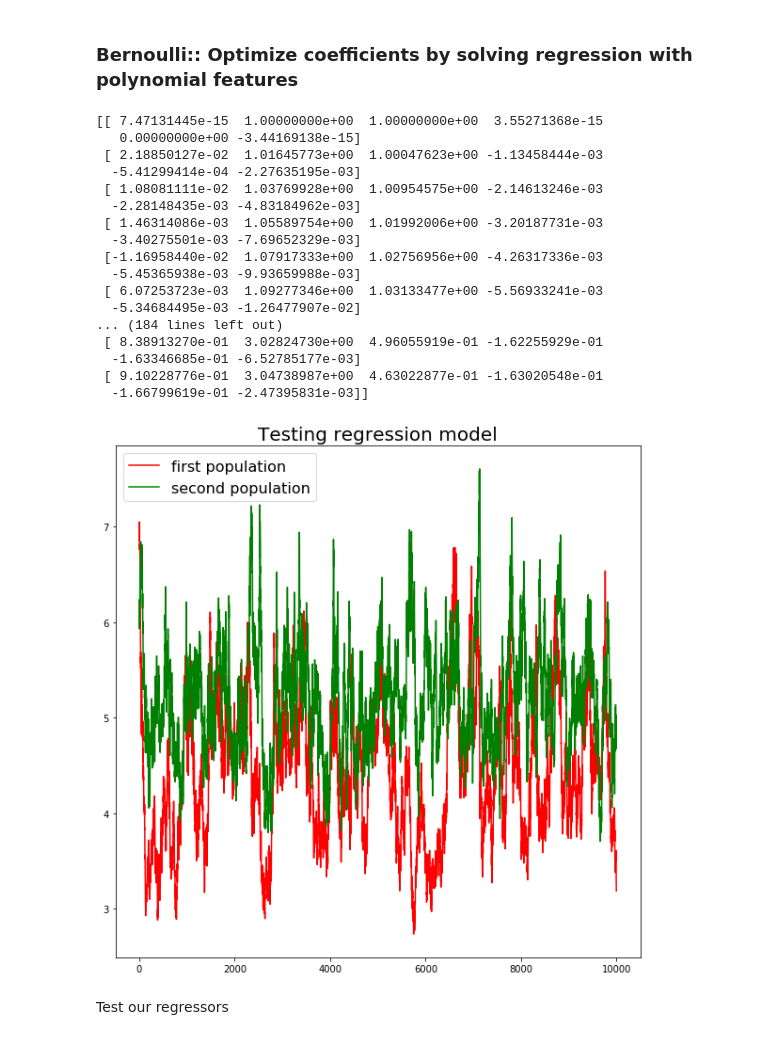
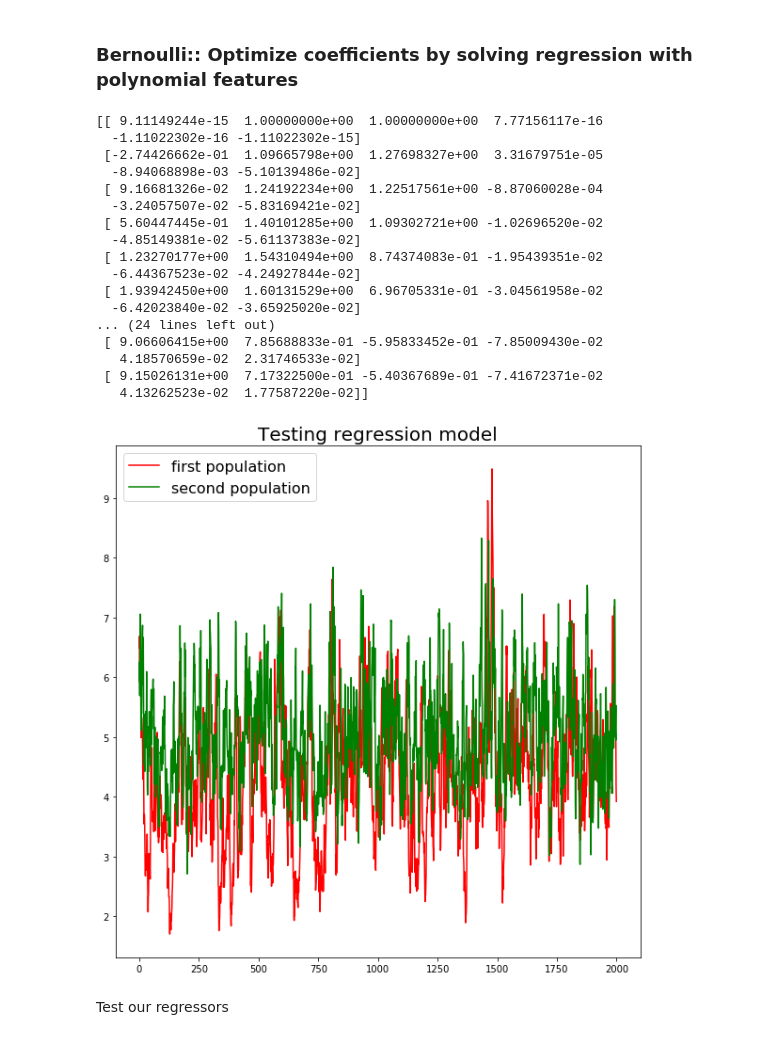
Before and after one commit to svsamsonov/VR-MCMC, a Jupyter notebook: Code/Lotka_Volterra_multidim.ipynb, the cells around one changed output. Saved outputs shown, nothing was run; the diff lists cells and outputs as text; code cells hidden in the pictures.

```diff
--- a/Code/Lotka_Volterra_multidim.ipynb
+++ b/Code/Lotka_Volterra_multidim.ipynb
@@ -215,7 +215,7 @@ def approx_q(X_train,Y_train,N_traj_train,lag,max_deg):
     return coefs_poly
 # %%
 a = 0.5
-sig = 0.2
+sig = 0.3
 r_vect = np.array([1.5,1.2],dtype=float)
 rate_matr = np.array([[0.1,0.2],[-0.2,0.4]])
 
@@ -276,15 +276,15 @@ def run_monte_carlo(x,f_type):
     return np.mean(f_vals,axis=1)
 # %%
 n = 1*10**4 #sample size
-gamma = 1e-2 # Step size
+gamma = 1e-1 # Step size
 n_traj = 1
 d = 2
 n_traj_test = 100 # Number of independent MCMC trajectories for test
 f_type = "quadratic"
 K_max = 2 #max degree of Hermite polynomial
 S_max = 2 #max degree of polynomial during regression stage
-lag = 100 #maximal lag order
-N_test = 5*10**3
+lag = 20 #maximal lag order
+N_test = 2*10**3
 # %% [markdown]
 Sample discretized diffusion
 # %%
@@ -324,32 +324,32 @@ features = poly.fit_transform(X_train[0])
 for i in range(len(regr_vals)):
     regr_vals[i,:] = np.sum(coefs_poly[i,:]*features,axis=1)
 # %% [output]
-[[ 7.47131445e-15  1.00000000e+00  1.00000000e+00  3.55271368e-15
-   0.00000000e+00 -3.44169138e-15]
- [ 2.18850127e-02  1.01645773e+00  1.00047623e+00 -1.13458444e-03
-  -5.41299414e-04 -2.27635195e-03]
- [ 1.08081111e-02  1.03769928e+00  1.00954575e+00 -2.14613246e-03
-  -2.28148435e-03 -4.83184962e-03]
- [ 1.46314086e-03  1.05589754e+00  1.01992006e+00 -3.20187731e-03
-  -3.40275501e-03 -7.69652329e-03]
- [-1.16958440e-02  1.07917333e+00  1.02756956e+00 -4.26317336e-03
-  -5.45365938e-03 -9.93659988e-03]
- [ 6.07253723e-03  1.09277346e+00  1.03133477e+00 -5.56933241e-03
-  -5.34684495e-03 -1.26477907e-02]
-... (184 lines left out)
- [ 8.38913270e-01  3.02824730e+00  4.96055919e-01 -1.62255929e-01
-  -1.63346685e-01 -6.52785177e-03]
- [ 9.10228776e-01  3.04738987e+00  4.63022877e-01 -1.63020548e-01
-  -1.66799619e-01 -2.47395831e-03]]
+[[ 9.11149244e-15  1.00000000e+00  1.00000000e+00  7.77156117e-16
+  -1.11022302e-16 -1.11022302e-15]
+ [-2.74426662e-01  1.09665798e+00  1.27698327e+00  3.31679751e-05
+  -8.94068898e-03 -5.10139486e-02]
+ [ 9.16681326e-02  1.24192234e+00  1.22517561e+00 -8.87060028e-04
+  -3.24057507e-02 -5.83169421e-02]
+ [ 5.60447445e-01  1.40101285e+00  1.09302721e+00 -1.02696520e-02
+  -4.85149381e-02 -5.61137383e-02]
+ [ 1.23270177e+00  1.54310494e+00  8.74374083e-01 -1.95439351e-02
+  -6.44367523e-02 -4.24927844e-02]
+ [ 1.93942450e+00  1.60131529e+00  6.96705331e-01 -3.04561958e-02
+  -6.42023840e-02 -3.65925020e-02]
+... (24 lines left out)
+ [ 9.06606415e+00  7.85688833e-01 -5.95833452e-01 -7.85009430e-02
+   4.18570659e-02  2.31746533e-02]
+ [ 9.15026131e+00  7.17322500e-01 -5.40367689e-01 -7.41672371e-02
+   4.13262523e-02  1.77587220e-02]]
 # %%
 plt.figure(figsize=(10, 10))
 plt.title("Testing regression model",fontsize=20)
-plt.plot(X_train[0,:,0],color='r',label='first population')
-plt.plot(X_train[0,:,1],color='g',label='second population')
+plt.plot(X_train[0,:2000,0],color='r',label='first population')
+plt.plot(X_train[0,:2000,1],color='g',label='second population')
 plt.legend(loc = 'upper left',fontsize = 16)
 plt.show()
 # %% [output]
-[figure, old version]
+[figure, new version]
 # %% [markdown]
 Test our regressors
 # %%
```
Also changed, not shown: parts of 2 cells of this notebook, 18 other files.
